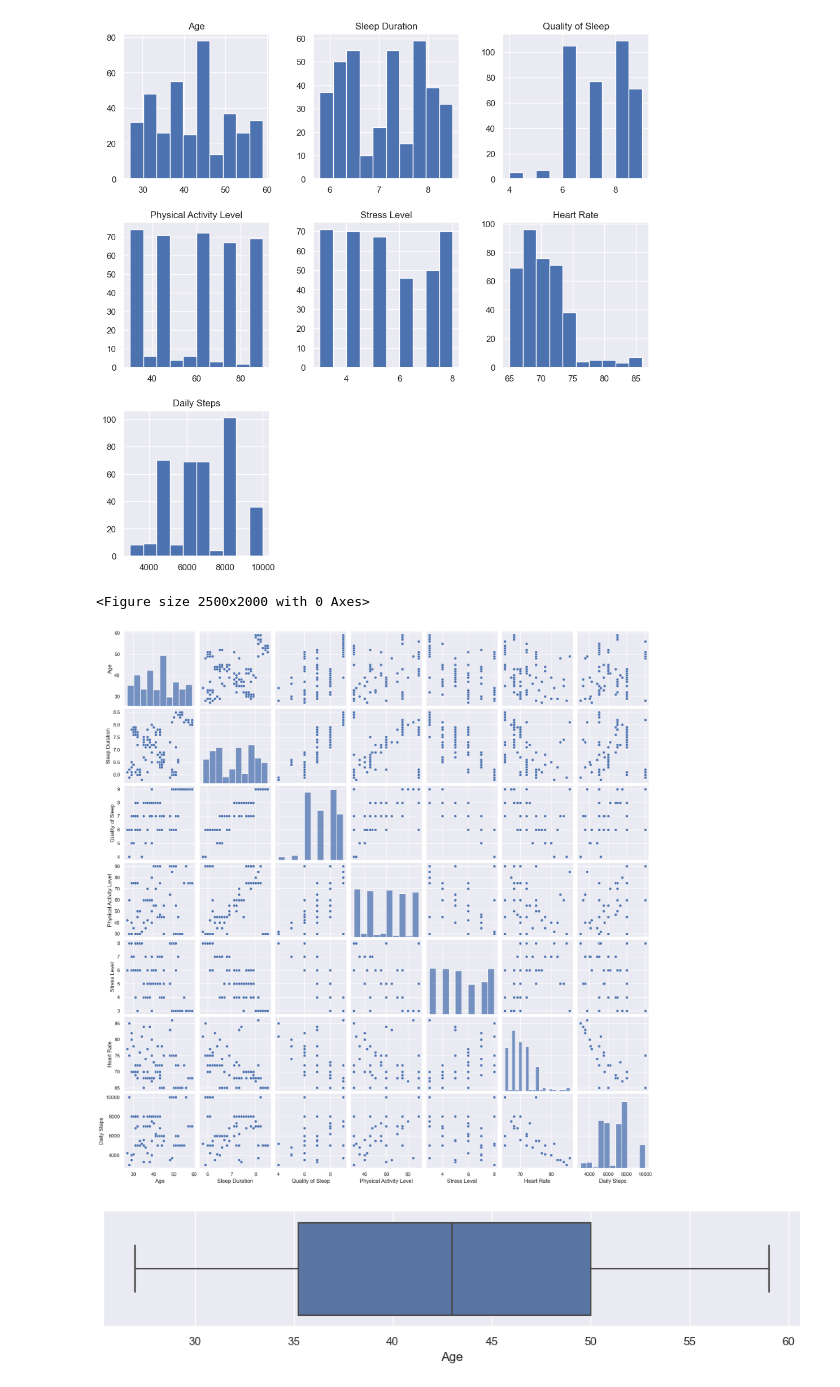
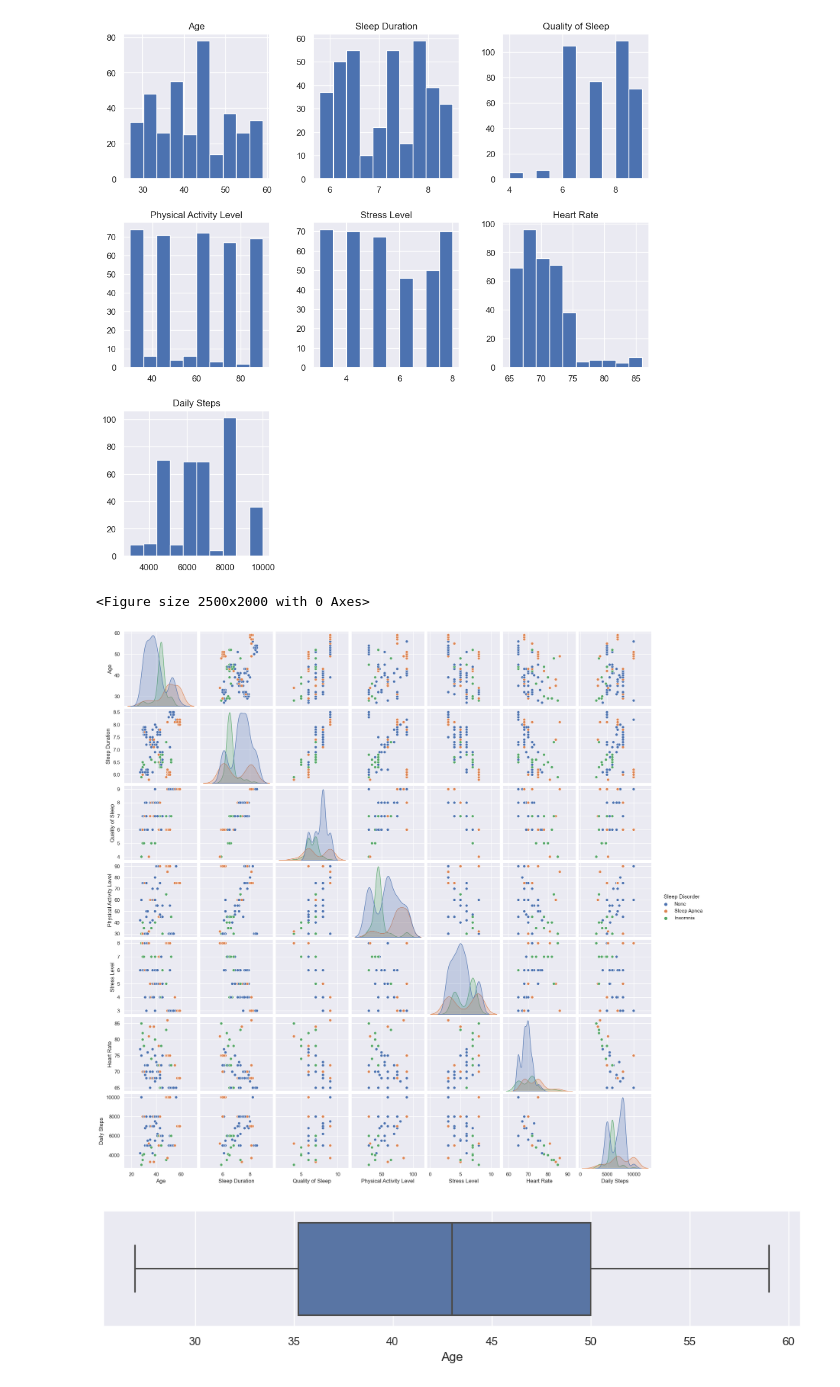
Before and after one commit to pinilDissanayaka/Sleep_health_and_lifestyle, a Jupyter notebook: Sleep_health_and_lifestyle.ipynb, the cells around one changed output. Cells and saved outputs as stored; diff of their text form; code cells hidden in the pictures.

```diff
--- a/Sleep_health_and_lifestyle.ipynb
+++ b/Sleep_health_and_lifestyle.ipynb
@@ -229,11 +229,11 @@ array([[<AxesSubplot:title={'center':'Age'}>,
 # %%
 sns.set()
 plt.figure(figsize = (25, 20))
-sns.pairplot(data = df)
+sns.pairplot(data = df, hue = 'Sleep Disorder')
 plt.show()
 # %% [output]
 <Figure size 2500x2000 with 0 Axes>
-[figure, old version]
+[figure, new version]
 # %%
 c = ('Age', 'Sleep Duration', 'Quality of Sleep','Physical Activity Level', 'Stress Level', 'Heart Rate', 'Daily Steps')
 
```
Also changed, not shown: parts of 4 cells of this notebook.
